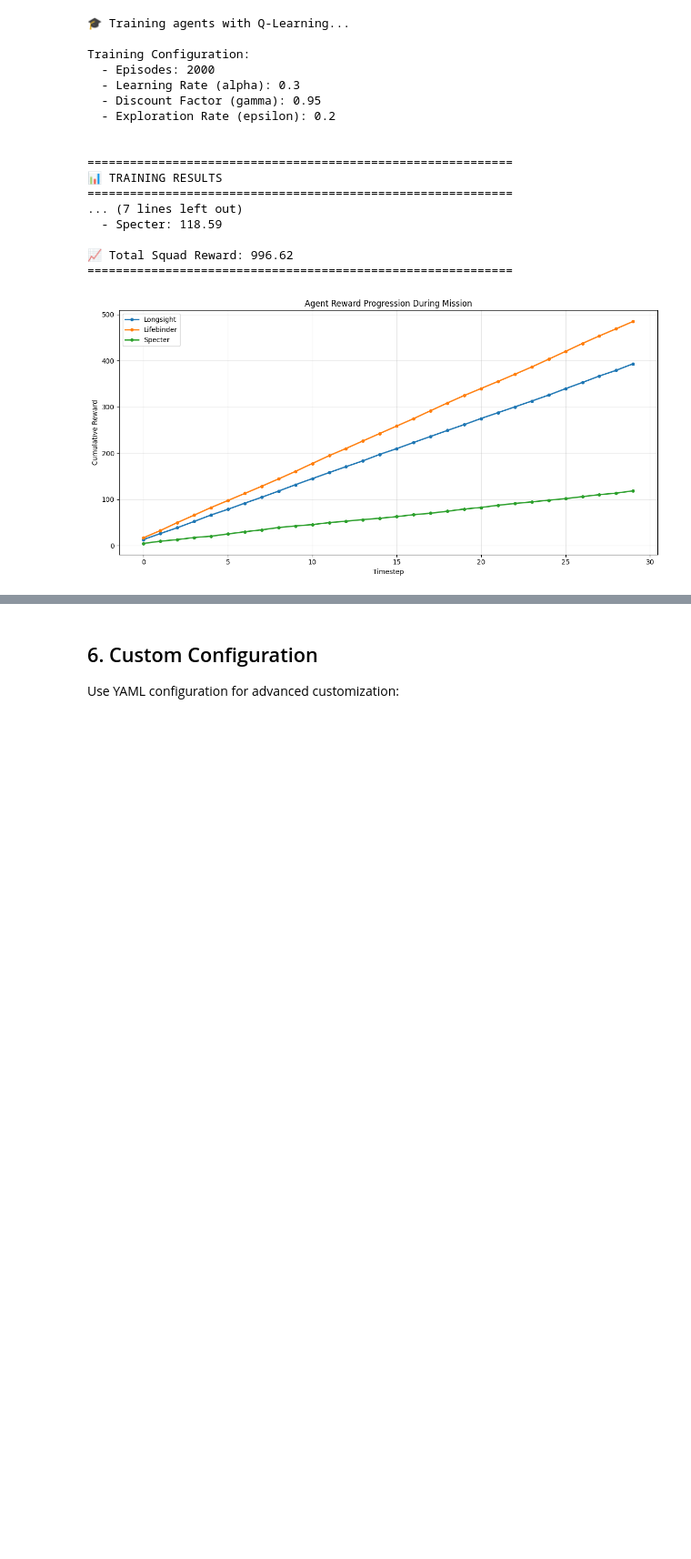
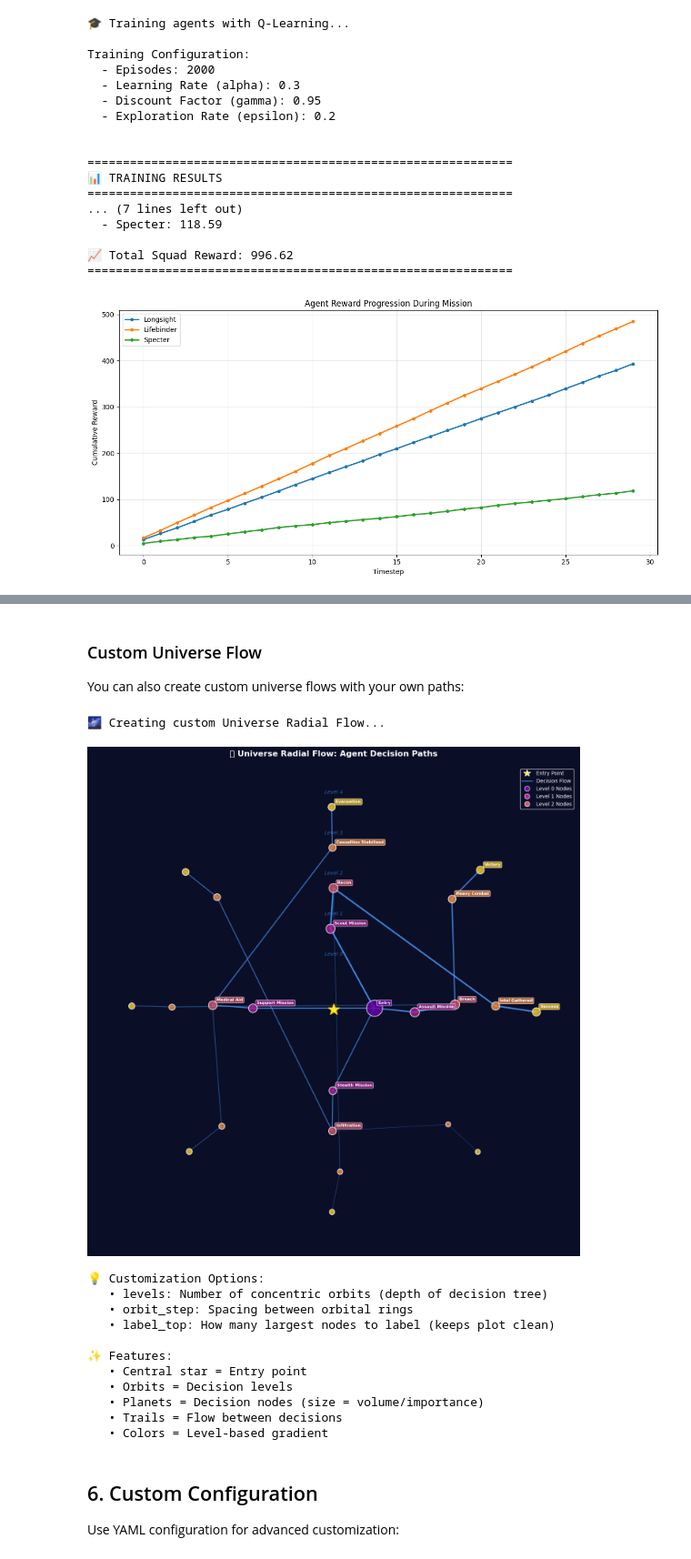
Before and after one commit to BkAsDrP/Soft_Kill_9000, a Jupyter notebook: examples/run_in_colab.ipynb, the cells around one changed output, grey strips where cells are left out. Shown: that part at 91% size. Drawn from its saved outputs; the diff is of its cells as text; code cells hidden in the pictures; blank space fills up the shorter version.

```diff
--- a/examples/run_in_colab.ipynb
+++ b/examples/run_in_colab.ipynb
@@ -356,3 +582,56 @@ Training Configuration:
+# %% [markdown]
+### Custom Universe Flow
+
+You can also create custom universe flows with your own paths:
+# %%
+# Example: Create custom paths for different mission scenarios
+custom_paths = [
+    # Format: ("Entry > Step1 > Step2 > ... > Outcome", volume)
+    ("Entry > Scout Mission > Recon > Intel Gathered > Success", 450),
+    ("Entry > Scout Mission > Recon > Enemy Contact > Retreat", 120),
+    ("Entry > Assault Mission > Breach > Heavy Combat > Victory", 380),
+    ("Entry > Assault Mission > Breach > Reinforcements Needed > Hold Position", 200),
+    ("Entry > Support Mission > Medical Aid > Casualties Stabilized > Evacuation", 320),
+    ("Entry > Support Mission > Medical Aid > Triage > Field Hospital", 180),
+    ("Entry > Stealth Mission > Infiltration > Objective Secured > Exfiltration", 280),
+    ("Entry > Stealth Mission > Infiltration > Alarm Triggered > Emergency Exit", 95),
+]
+
+print("🌌 Creating custom Universe Radial Flow...\n")
+
+# Create visualization with custom styling
+fig = universe_radial_flow(
+    custom_paths,
+    levels=5,           # 5 concentric orbits
+    orbit_step=1.0,     # Spacing between orbits
+    label_top=15        # Label top 15 largest planets
+)
+plt.show()
+
+print("\n💡 Customization Options:")
+print("   • levels: Number of concentric orbits (depth of decision tree)")
+print("   • orbit_step: Spacing between orbital rings")
+print("   • label_top: How many largest nodes to label (keeps plot clean)")
+print("\n✨ Features:")
+print("   • Central star = Entry point")
+print("   • Orbits = Decision levels")
+print("   • Planets = Decision nodes (size = volume/importance)")
+print("   • Trails = Flow between decisions")
+print("   • Colors = Level-based gradient")
+# %% [output]
+🌌 Creating custom Universe Radial Flow...
+[figure, added]
+💡 Customization Options:
+   • levels: Number of concentric orbits (depth of decision tree)
+   • orbit_step: Spacing between orbital rings
+   • label_top: How many largest nodes to label (keeps plot clean)
+
+✨ Features:
+   • Central star = Entry point
+   • Orbits = Decision levels
+   • Planets = Decision nodes (size = volume/importance)
+   • Trails = Flow between decisions
+   • Colors = Level-based gradient
 # %% [markdown]
 ## 6. Custom Configuration
 
```
Also changed, not shown: parts of 3 cells of this notebook.
